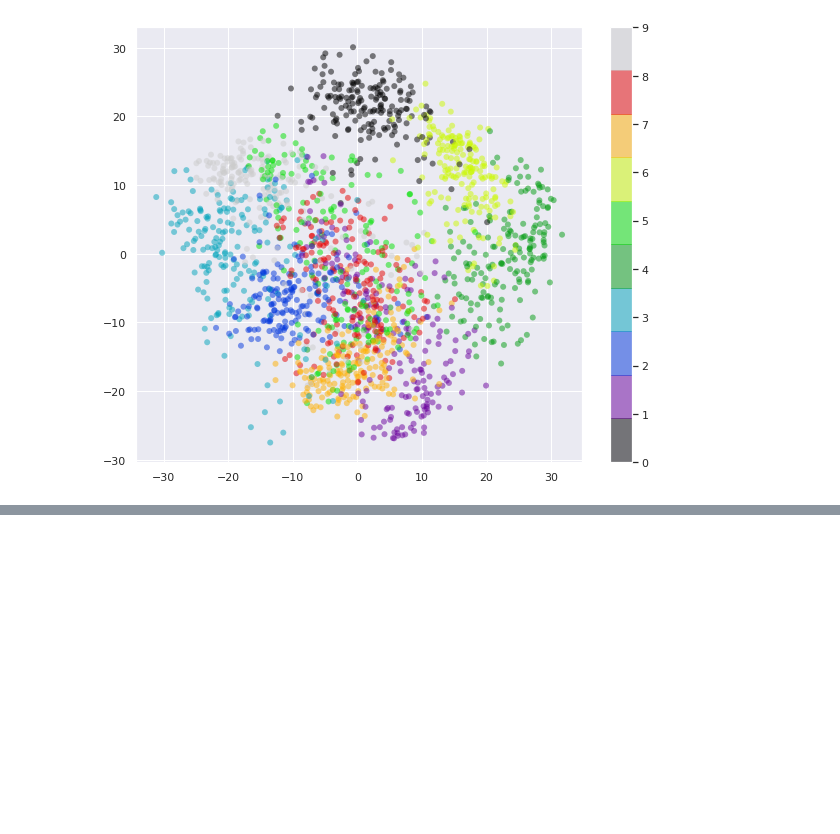
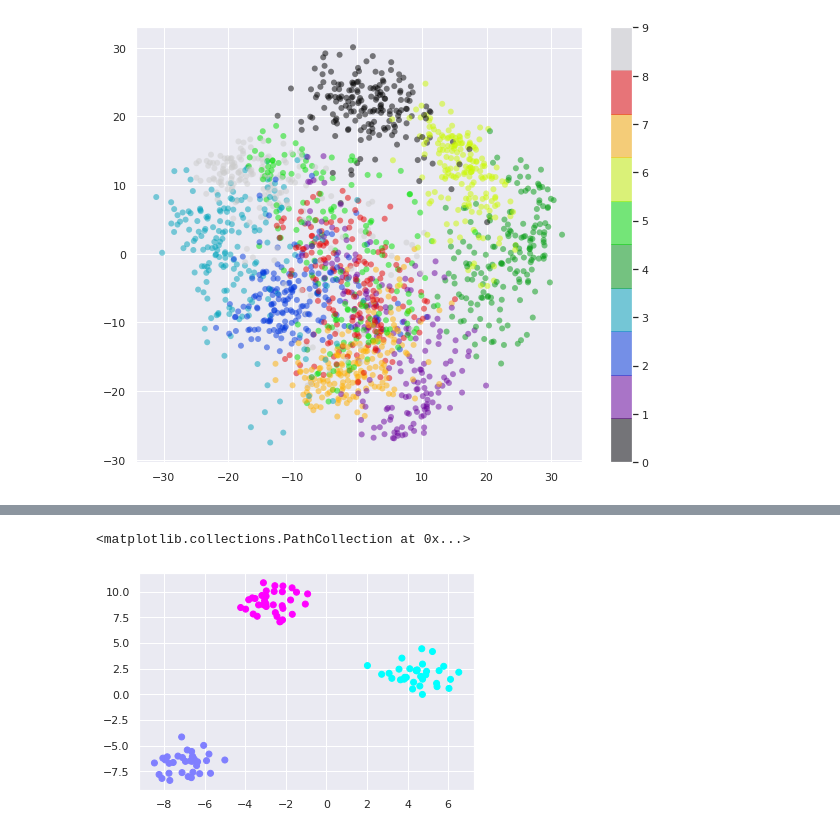
Before and after one commit to Amirserajj/ML-Lab, a Jupyter notebook: ML_Lab_Scikit.ipynb, the cells around one changed output, grey strips where cells are left out. Cells and saved outputs as stored; diff of their text form; code cells hidden in the pictures; blank space fills up the shorter version.

```diff
--- a/ML_Lab_Scikit.ipynb
+++ b/ML_Lab_Scikit.ipynb
@@ -536,0 +550,3 @@ plt.colorbar()
+# %%
+from sklearn.cluster import KMeans
+kmeans=KMeans(n_clusters=3,random_state=42)
@@ -536,0 +560,5 @@ plt.colorbar()
+# %%
+plt.scatter(X[:,0],X[:,1],cmap=plt.cm.cool,c=labels)
+# %% [output]
+<matplotlib.collections.PathCollection at 0x...>
+[figure, added]
```
Also changed, not shown: parts of 7 cells of this notebook.
